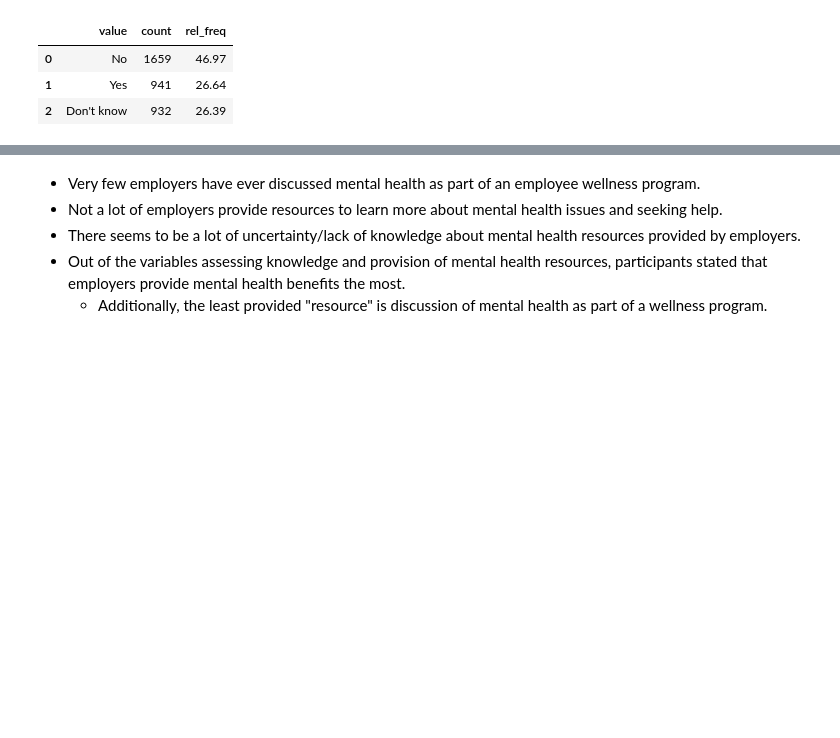
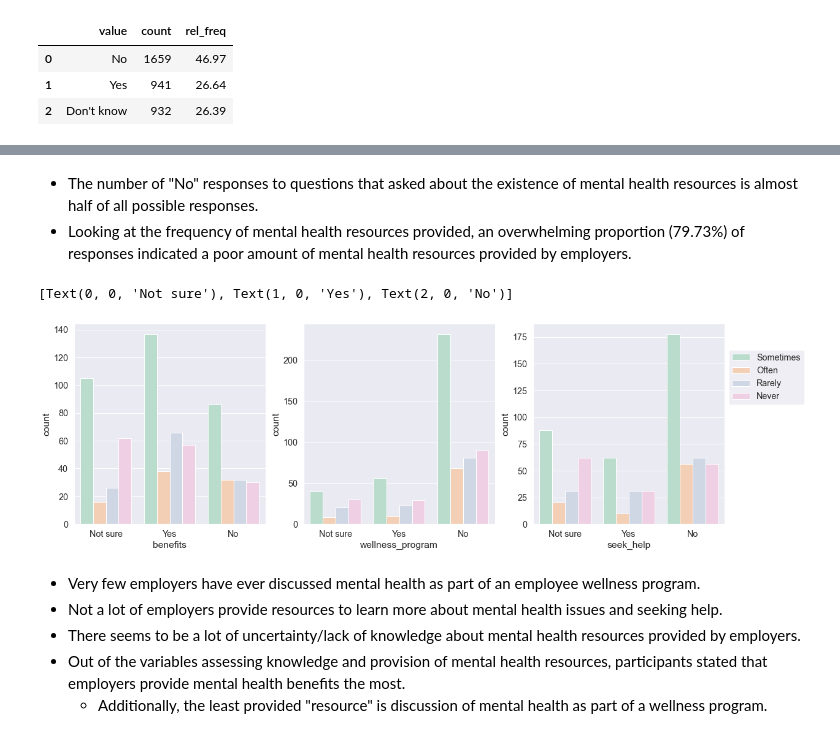
Before and after one commit to cltomiyama/MentalHealthSurvey_analysis, a Jupyter notebook: analysis/gale/analysis_notebook_gc.ipynb, the cells around one changed output, grey strips where cells are left out. Cells and saved outputs as stored; diff of their text form; code cells hidden in the pictures; blank space fills up the shorter version.

```diff
--- a/analysis/gale/analysis_notebook_gc.ipynb
+++ b/analysis/gale/analysis_notebook_gc.ipynb
@@ -441,3 +511,30 @@ Text(0.5, 0, 'Responses')
+# %% [markdown]
+- The number of "No" responses to questions that asked about the existence of mental health resources is almost half of all possible responses.
+- Looking at the frequency of mental health resources provided, an overwhelming proportion (79.73%) of responses indicated a poor amount of mental health resources provided by employers.
+# %%
+# reference: https://stackoverflow.com/questions/12402561/how-to-set-font-size-of-matplotlib-axis-legend
+
+fig, axes = plt.subplots(1,3, sharex=True, figsize=(19,6))
+
+# plot 1: benefits
+ax0 = sns.countplot(ax=axes[0], data=mh_filtered_condition, x='benefits', hue='work_interfere')
+ax0.get_legend().remove()
+
+# plot 2: wellness program
+ax1 = sns.countplot(ax=axes[1], data=mh_filtered_condition, x='wellness_program', hue='work_interfere')
+ax1.get_legend().remove()
+
+# plot 3: resources for information and seeking help
+ax2 = sns.countplot(ax=axes[2], data=mh_filtered_condition, x='seek_help', hue='work_interfere')
+ax2.get_legend().remove()
+
+handles, labels = ax0.get_legend_handles_labels()
+fig.legend(handles, labels, bbox_to_anchor=(1,0.8),edgecolor='1')
+
+axes[0].set_xticklabels(sorted_response_labels)
+# %% [output]
+[Text(0, 0, 'Not sure'), Text(1, 0, 'Yes'), Text(2, 0, 'No')]
+[figure, added]
 # %% [markdown]
 - Very few employers have ever discussed mental health as part of an employee wellness program.
 - Not a lot of employers provide resources to learn more about mental health issues and seeking help.
```
Also changed, not shown: parts of 24 cells of this notebook.
